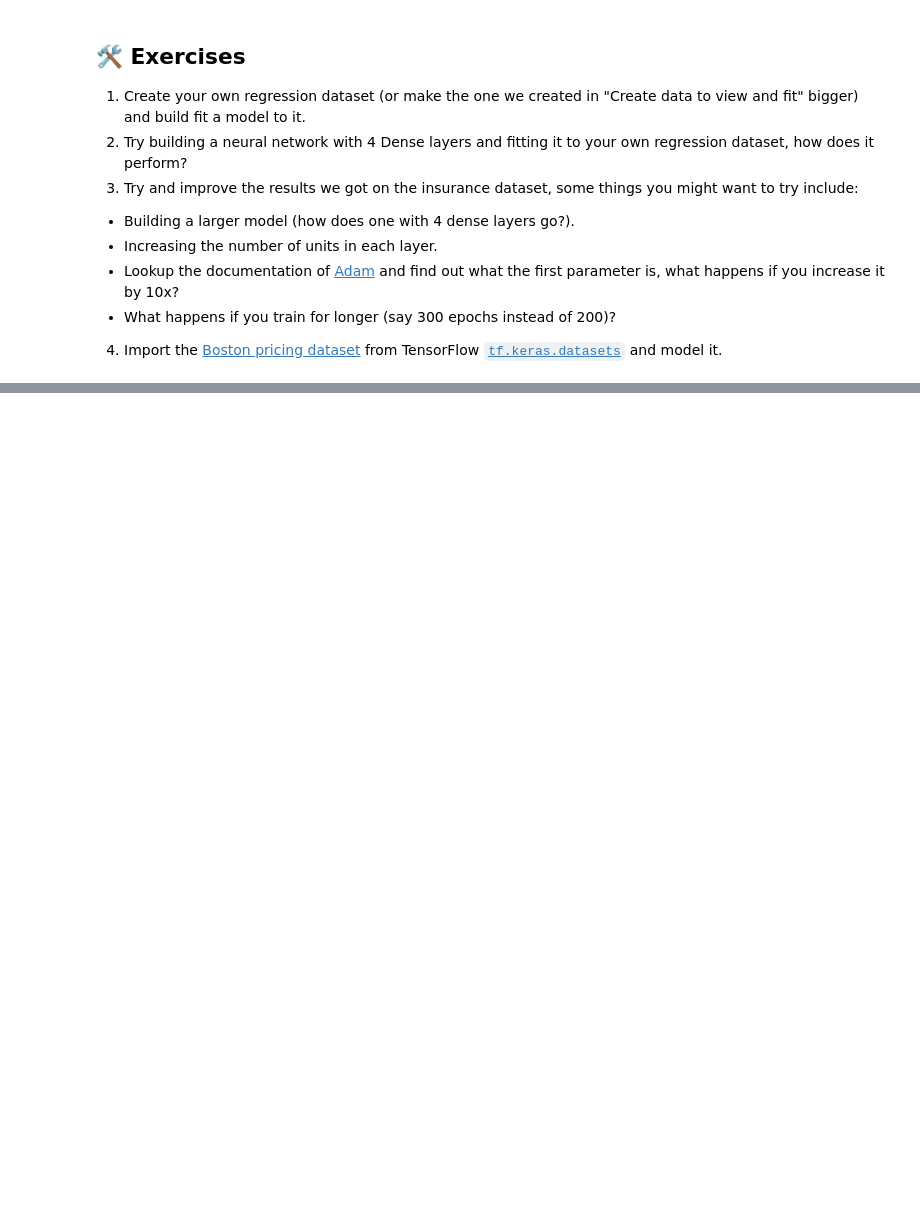
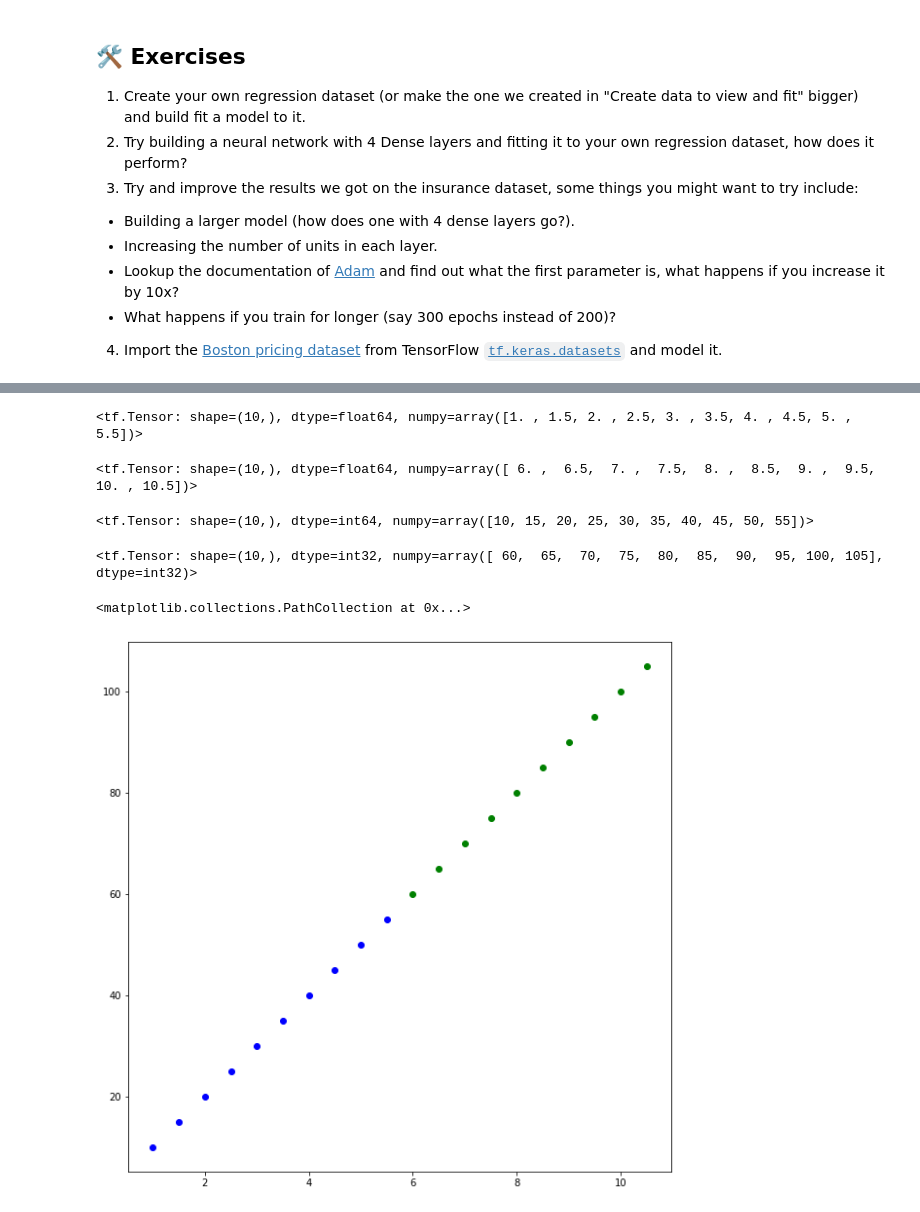
Before and after one commit to El-Nico/tensorflow-notes, a Jupyter notebook: regression_excersises.ipynb, the cells around one changed output, grey strips where cells are left out. Drawn from its saved outputs; the diff is of its cells as text; code cells hidden in the pictures; blank space fills up the shorter version.

```diff
--- a/regression_excersises.ipynb
+++ b/regression_excersises.ipynb
@@ -12,0 +87,33 @@
+# %%
+X
+# %% [output]
+<tf.Tensor: shape=(10,), dtype=float64, numpy=array([1. , 1.5, 2. , 2.5, 3. , 3.5, 4. , 4.5, 5. , 5.5])>
+# %%
+lastval=X[-1].numpy()+0.5
+# %%
+stopval=lastval+(0.5*10)
+# %%
+#create test features and labels
+X_test=tf.constant(np.arange(lastval, stopval, 0.5 ))
+X_test
+# %% [output]
+<tf.Tensor: shape=(10,), dtype=float64, numpy=array([ 6. ,  6.5,  7. ,  7.5,  8. ,  8.5,  9. ,  9.5, 10. , 10.5])>
+# %%
+Y
+# %% [output]
+<tf.Tensor: shape=(10,), dtype=int64, numpy=array([10, 15, 20, 25, 30, 35, 40, 45, 50, 55])>
+# %%
+Y_test=tf.cast(X_test*10, tf.int32)
+Y_test
+# %% [output]
+<tf.Tensor: shape=(10,), dtype=int32, numpy=array([ 60,  65,  70,  75,  80,  85,  90,  95, 100, 105], dtype=int32)>
+# %%
+#visualize train and test data
+plt.figure(figsize=(10,10))
+#plot traing data in blue
+plt.scatter(X, Y, c='b', label='Trainining data')
+#plot test data in green
+plt.scatter(X_test, Y_test, c='g', label="test data")
+# %% [output]
+<matplotlib.collections.PathCollection at 0x...>
+[figure, added]
```
Also changed, not shown: parts of 24 cells of this notebook.
